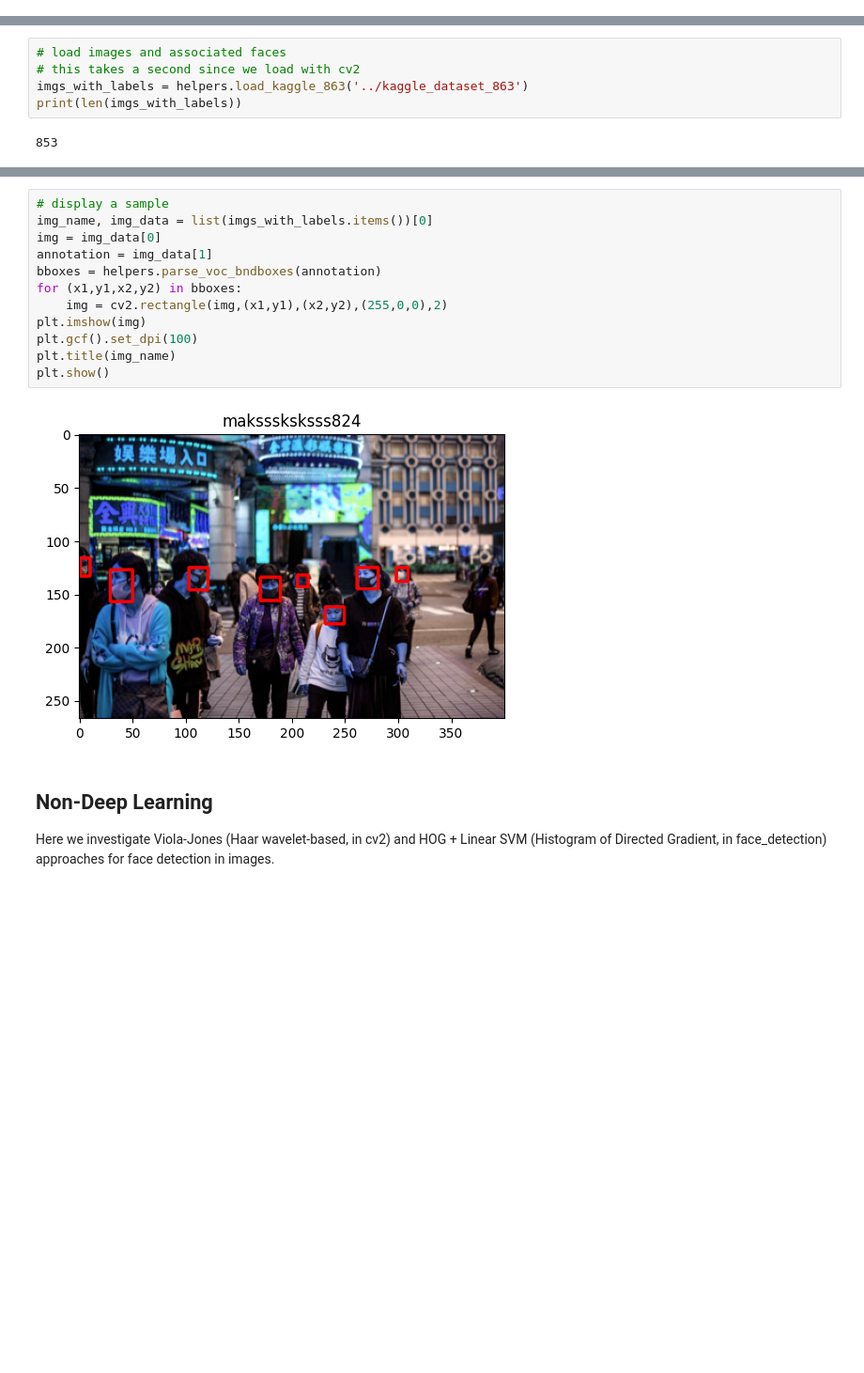
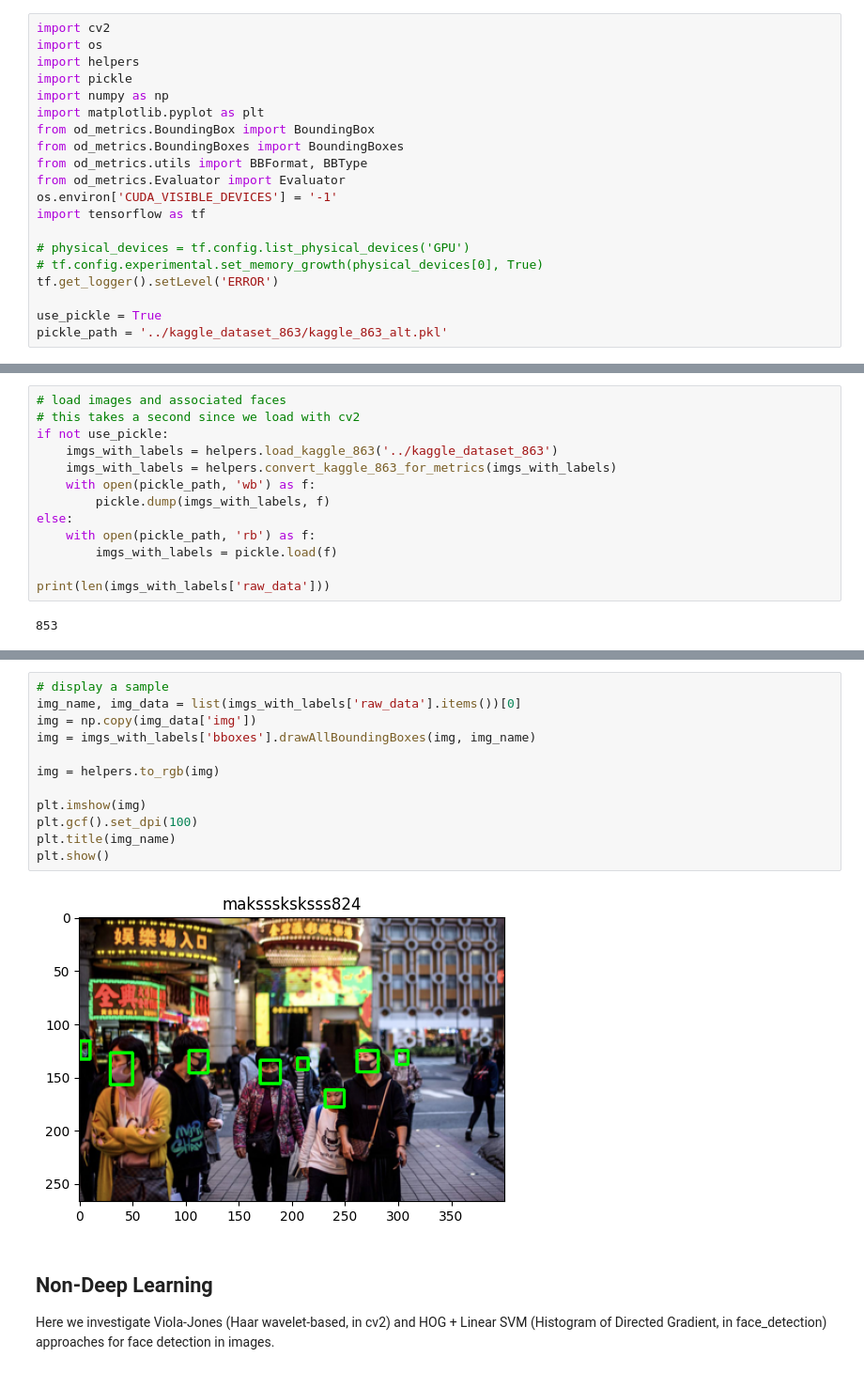
Before and after one commit to cSchubes/371q_mask_detection, a Jupyter notebook: Face Detection.ipynb, the cells around one changed output, grey strips where cells are left out. Shown at 94% size. Cells and saved outputs as stored; diff of their text form; blank space fills up the shorter version.

Commit message:
add face detection stuff and data

```diff
--- a/Face Detection.ipynb
+++ b/Face Detection.ipynb
@@ -7,2 +3,22 @@ import helpers
+# %%
+import cv2
+import os
+import helpers
+import pickle
+import numpy as np
+import matplotlib.pyplot as plt
+from od_metrics.BoundingBox import BoundingBox
+from od_metrics.BoundingBoxes import BoundingBoxes
+from od_metrics.utils import BBFormat, BBType
+from od_metrics.Evaluator import Evaluator
+os.environ['CUDA_VISIBLE_DEVICES'] = '-1'
+import tensorflow as tf
+
+# physical_devices = tf.config.list_physical_devices('GPU')
+# tf.config.experimental.set_memory_growth(physical_devices[0], True)
+tf.get_logger().setLevel('ERROR')
+
+use_pickle = True
+pickle_path = '../kaggle_dataset_863/kaggle_863_alt.pkl'
 # %% [markdown]
 ## Dataset Analysis and Loading
@@ -10,8 +26,16 @@ This dataset has 863 images, mostly masked faces.
 # %%
 # load images and associated faces
 # this takes a second since we load with cv2
-imgs_with_labels = helpers.load_kaggle_863('../kaggle_dataset_863')
-print(len(imgs_with_labels))
+if not use_pickle:
+    imgs_with_labels = helpers.load_kaggle_863('../kaggle_dataset_863')
+    imgs_with_labels = helpers.convert_kaggle_863_for_metrics(imgs_with_labels)
+    with open(pickle_path, 'wb') as f:
+        pickle.dump(imgs_with_labels, f)
+else:
+    with open(pickle_path, 'rb') as f:
+        imgs_with_labels = pickle.load(f)
+
+print(len(imgs_with_labels['raw_data']))
 # %% [output]
 853
 # %%
@@ -30,17 +90,17 @@ plt.show()
 # %%
 # display a sample
-img_name, img_data = list(imgs_with_labels.items())[0]
-img = img_data[0]
-annotation = img_data[1]
-bboxes = helpers.parse_voc_bndboxes(annotation)
-for (x1,y1,x2,y2) in bboxes:
-    img = cv2.rectangle(img,(x1,y1),(x2,y2),(255,0,0),2)
+img_name, img_data = list(imgs_with_labels['raw_data'].items())[0]
+img = np.copy(img_data['img'])
+img = imgs_with_labels['bboxes'].drawAllBoundingBoxes(img, img_name)
+
+img = helpers.to_rgb(img)
+
 plt.imshow(img)
 plt.gcf().set_dpi(100)
 plt.title(img_name)
 plt.show()
 # %% [output]
-[figure, old version]
+[figure, new version]
 # %% [markdown]
 ## Non-Deep Learning
 Here we investigate Viola-Jones (Haar wavelet-based, in cv2) and HOG + Linear SVM (Histogram of Directed Gradient, in face_detection) approaches for face detection in images.
```
Also changed, not shown: parts of 43 cells of this notebook, 19 other files.
